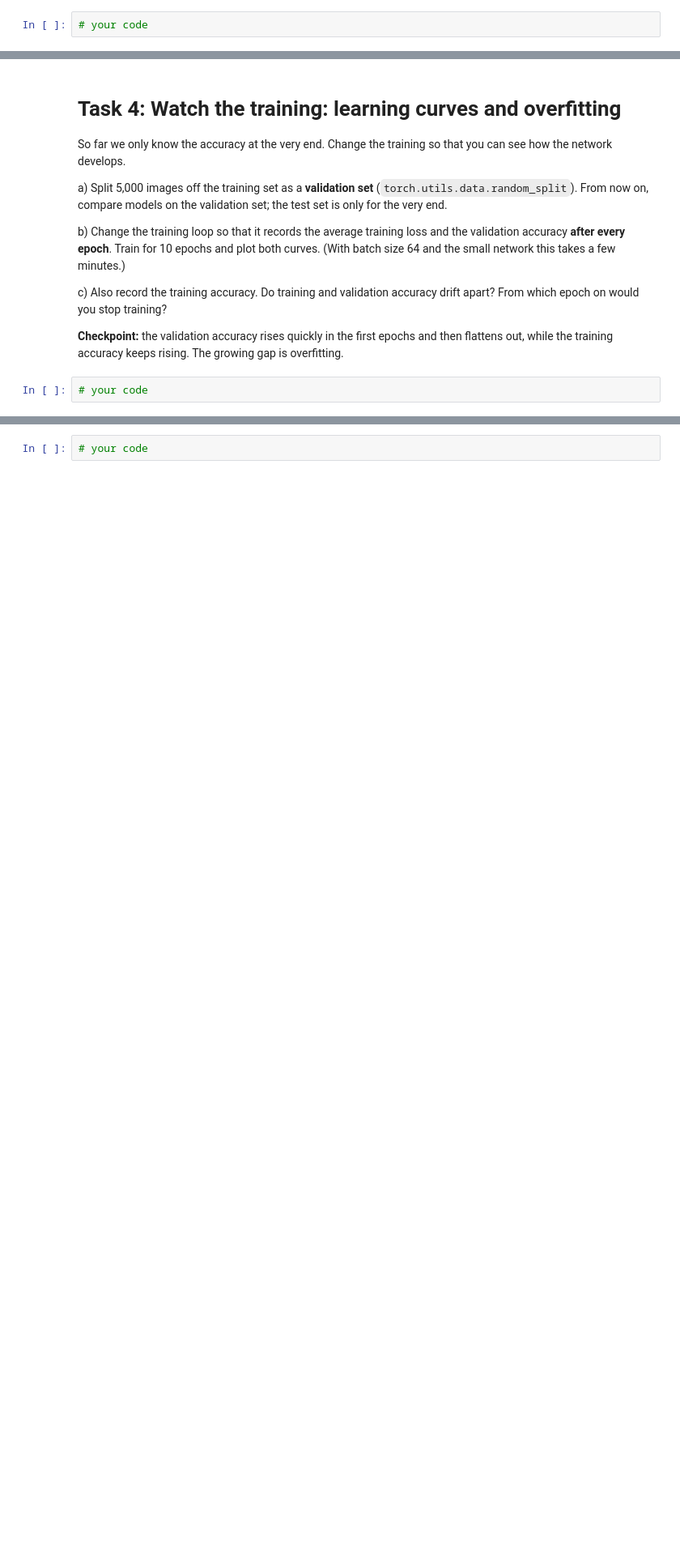
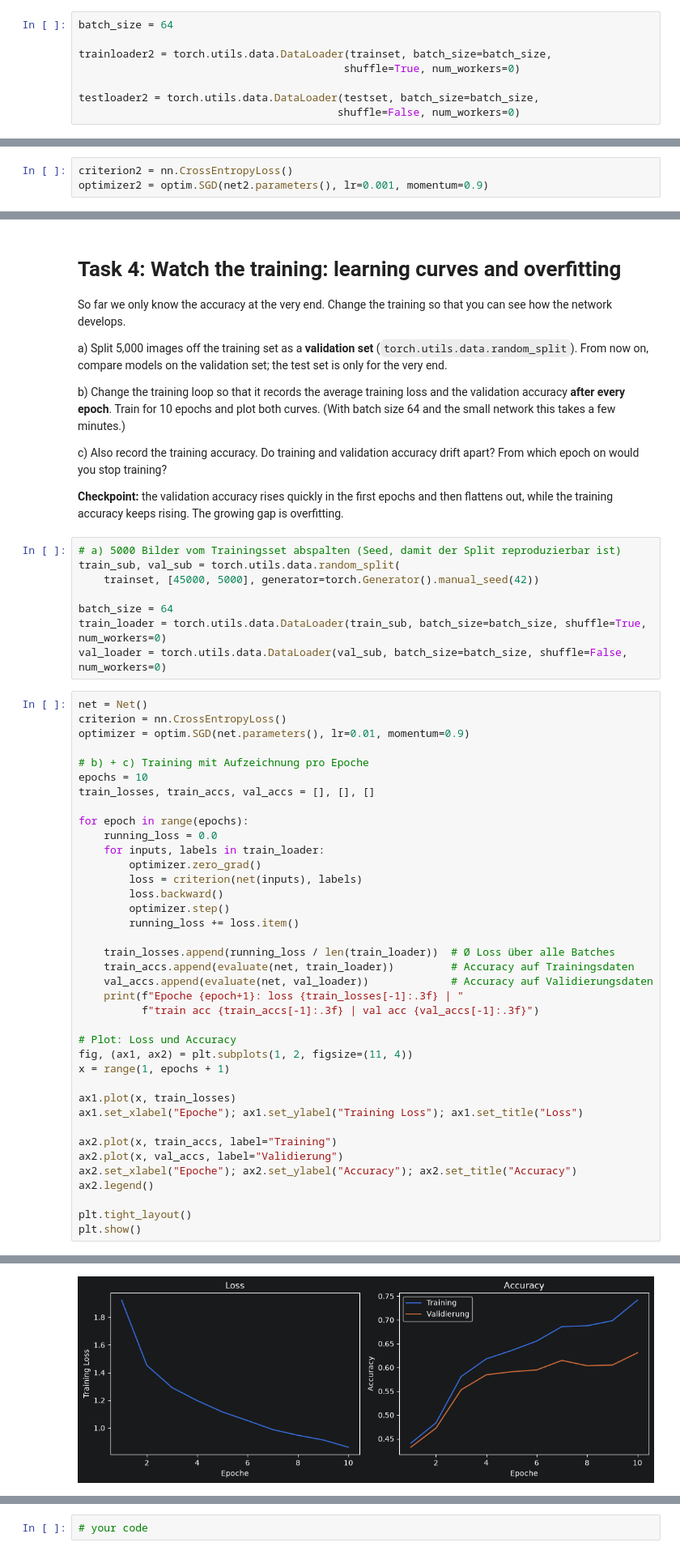
Before and after one commit to 337ito/ml2-ws26, a Jupyter notebook: 06_CIFAR10_CNN.ipynb, the cells around one changed output, grey strips where cells are left out. Shown at 81% size. Saved outputs shown, nothing was run; the diff lists cells and outputs as text; blank space fills up the shorter version.

```diff
--- a/06_CIFAR10_CNN.ipynb
+++ b/06_CIFAR10_CNN.ipynb
@@ -216,4 +236,10 @@ b) Your accuracy probably got worse. Try to fix it without going back to small b
 
 **Checkpoint:** an epoch with batch size 64 is several times faster. With the same learning rate (0.001) the accuracy after 2 epochs drops clearly, because the network makes 16× fewer updates. A learning rate of about 0.01 brings it back.
 # %%
-# your code
+batch_size = 64
+
+trainloader2 = torch.utils.data.DataLoader(trainset, batch_size=batch_size,
+                                          shuffle=True, num_workers=0)
+
+testloader2 = torch.utils.data.DataLoader(testset, batch_size=batch_size,
+                                         shuffle=False, num_workers=0)
@@ -219,0 +268,3 @@ b) Your accuracy probably got worse. Try to fix it without going back to small b
+# %%
+criterion2 = nn.CrossEntropyLoss()
+optimizer2 = optim.SGD(net2.parameters(), lr=0.001, momentum=0.9)
@@ -232,4 +322,49 @@ c) Also record the training accuracy. Do training and validation accuracy drift
 
 **Checkpoint:** the validation accuracy rises quickly in the first epochs and then flattens out, while the training accuracy keeps rising. The growing gap is overfitting.
 # %%
-# your code
+# a) 5000 Bilder vom Trainingsset abspalten (Seed, damit der Split reproduzierbar ist)
+train_sub, val_sub = torch.utils.data.random_split(
+    trainset, [45000, 5000], generator=torch.Generator().manual_seed(42))
+
+batch_size = 64
+train_loader = torch.utils.data.DataLoader(train_sub, batch_size=batch_size, shuffle=True, num_workers=0)
+val_loader = torch.utils.data.DataLoader(val_sub, batch_size=batch_size, shuffle=False, num_workers=0)
+# %%
+net = Net()
+criterion = nn.CrossEntropyLoss()
+optimizer = optim.SGD(net.parameters(), lr=0.01, momentum=0.9)
+
+# b) + c) Training mit Aufzeichnung pro Epoche
+epochs = 10
+train_losses, train_accs, val_accs = [], [], []
+
+for epoch in range(epochs):
+    running_loss = 0.0
+    for inputs, labels in train_loader:
+        optimizer.zero_grad()
+        loss = criterion(net(inputs), labels)
+        loss.backward()
+        optimizer.step()
+        running_loss += loss.item()
+
+    train_losses.append(running_loss / len(train_loader))  # Ø Loss über alle Batches
+    train_accs.append(evaluate(net, train_loader))         # Accuracy auf Trainingsdaten
+    val_accs.append(evaluate(net, val_loader))             # Accuracy auf Validierungsdaten
+    print(f"Epoche {epoch+1}: loss {train_losses[-1]:.3f} | "
+          f"train acc {train_accs[-1]:.3f} | val acc {val_accs[-1]:.3f}")
+
+# Plot: Loss und Accuracy
+fig, (ax1, ax2) = plt.subplots(1, 2, figsize=(11, 4))
+x = range(1, epochs + 1)
+
+ax1.plot(x, train_losses)
+ax1.set_xlabel("Epoche"); ax1.set_ylabel("Training Loss"); ax1.set_title("Loss")
+
+ax2.plot(x, train_accs, label="Training")
+ax2.plot(x, val_accs, label="Validierung")
+ax2.set_xlabel("Epoche"); ax2.set_ylabel("Accuracy"); ax2.set_title("Accuracy")
+ax2.legend()
+
+plt.tight_layout()
+plt.show()
+# %% [output]
@@ -236,3 +381,4 @@ c) Also record the training accuracy. Do training and validation accuracy drift
+[figure, added]
 # %% [markdown]
 # Task 5: A wider network
 
```
Also changed, not shown: parts of 16 cells of this notebook, 1 other file.
